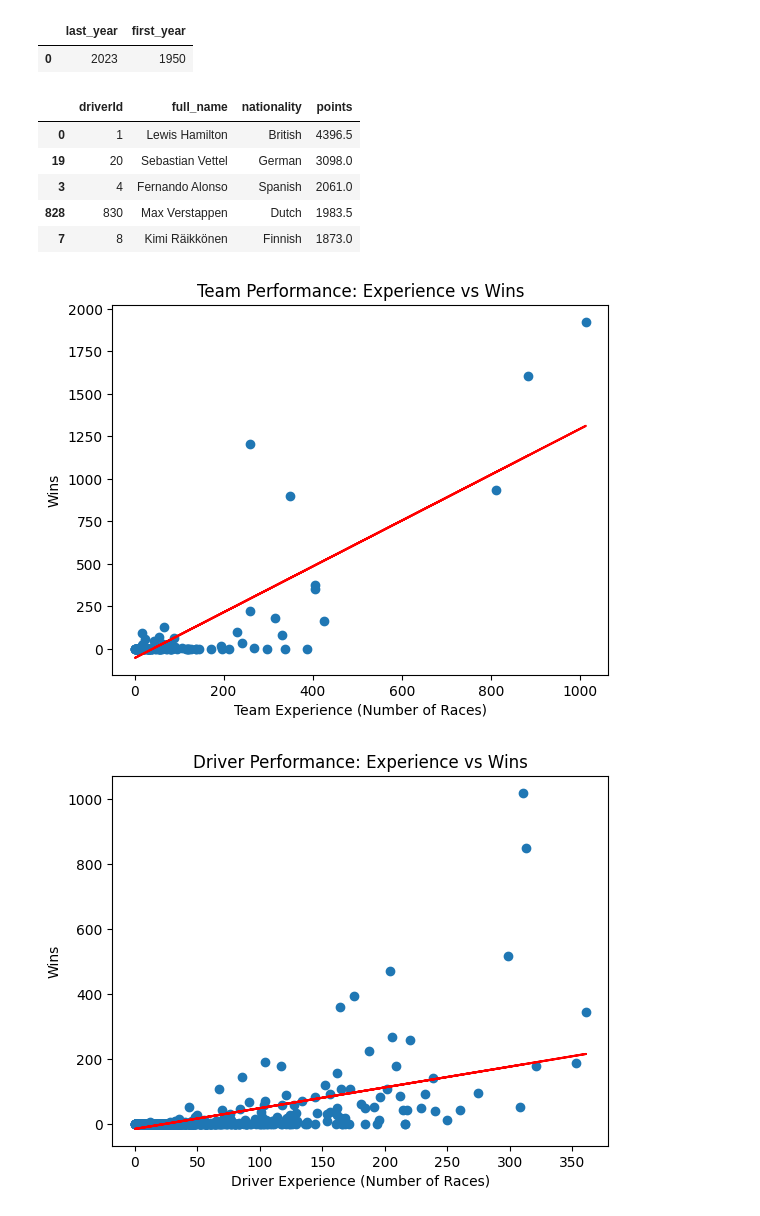
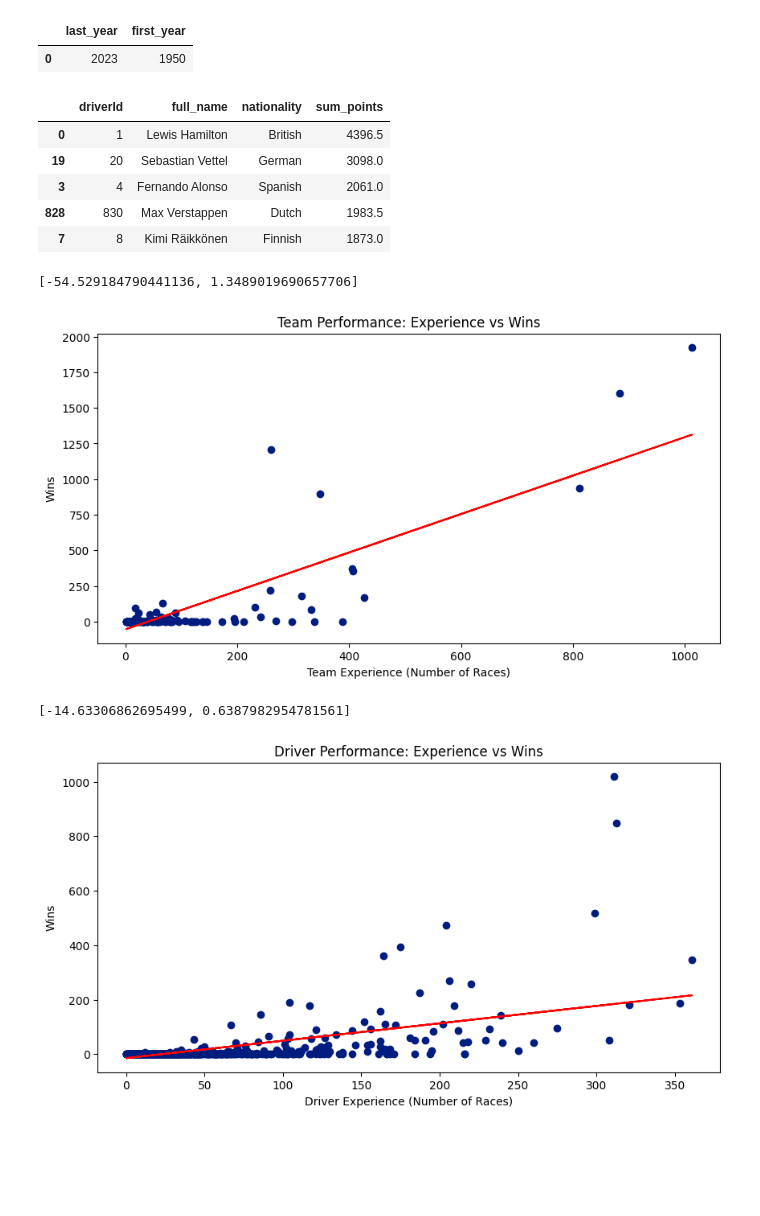
Before and after one commit to NateHu203/qtm151spring2023, a Jupyter notebook: final_project/final_project.ipynb, the cells around one changed output. Drawn from its saved outputs; the diff is of its cells as text; code cells hidden in the pictures; blank space fills up the shorter version.

```diff
--- a/final_project/final_project.ipynb
+++ b/final_project/final_project.ipynb
@@ -95,19 +97,20 @@ drivers_merge_2 = pd.merge(drivers,
 # Create a new column called full_name
 drivers_merge['full_name']=drivers_merge['forename']+" "+drivers_merge['surname']
 
-# Subset the merged dataset and group by driverId to sum the points of each driver
+# Subset the merged dataset and group by driverId to sum the points earned of each driver
 driver_points = (drivers_merge[['driverId', 'full_name','points',"nationality"]]
                  .groupby(['driverId','full_name','nationality'])
-                 .sum().reset_index())
+                 .agg(sum_points = ("points","sum")).reset_index())
+
 
 # Sort the drivers by total points
-driver_points_sorted = driver_points.sort_values(by='points', ascending=False)
+driver_points_sorted = driver_points.sort_values(by='sum_points', ascending=False)
 
 # Display the sorted driver points, top 100 drivers
 top_100_drivers = driver_points_sorted.head(100)
 top_100_drivers.head(5)
 # %% [output]
-|  | driverId | full_name | nationality | points |
+|  | driverId | full_name | nationality | sum_points |
 | 0 | 1 | Lewis Hamilton | British | 4396.5 |
 | 19 | 20 | Sebastian Vettel | German | 3098.0 |
 | 3 | 4 | Fernando Alonso | Spanish | 2061.0 |
@@ -119,52 +122,62 @@ fig.show()
 # %%
 team_performance = (constructors_merge[['wins','constructorId']]
                     .groupby('constructorId')
-                    .sum().reset_index())
+                    .agg(sum_wins = ("wins","sum")).reset_index())
+
 team_performance['team_experience'] = (constructors_merge[['raceId','constructorId']]
                                        .groupby('constructorId').nunique().values)
 
-plt.scatter(team_performance['team_experience'], team_performance['wins'])
+plt.style.use('seaborn-v0_8-dark-palette')
+plt.figure(figsize=(10, 5))
+#Create a scatter plot
+plt.scatter(team_performance['team_experience'], team_performance['sum_wins'])
 plt.xlabel('Team Experience (Number of Races)')
 plt.ylabel('Wins')
 plt.title('Team Performance: Experience vs Wins')
 
 # Fit best-fit line using OLS regression
-model = smf.ols(formula='wins ~ team_experience', data=team_performance)
+model = smf.ols(formula='sum_wins ~ team_experience', data=team_performance)
 results = model.fit()
 
 # Get estimated intercept and slope
 b0, b1 = results.params
+print([b0,b1])
 
 # Add best-fit line to scatter plot
 x = team_performance['team_experience']
 y = b0 + b1 * x
 plt.plot(x, y, color='red')
 plt.show()
 # %% [output]
+[-54.529184790441136, 1.3489019690657706]
-[figure, old version]
+[figure, new version]
 # %%
 driver_performance = (drivers_merge_2[['wins','driverId']]
                     .groupby('driverId')
-                    .sum().reset_index())
+                    .agg(sum_wins = ("wins","sum"))
+                    .reset_index())
 driver_performance['driver_experience'] = (drivers_merge_2[['raceId','driverId']]
                                        .groupby('driverId').nunique().values)
 
-plt.scatter(driver_performance['driver_experience'], driver_performance['wins'])
+plt.style.use('seaborn-v0_8-dark-palette')
+plt.figure(figsize=(10, 5))
+plt.scatter(driver_performance['driver_experience'], driver_performance['sum_wins'])
 plt.xlabel('Driver Experience (Number of Races)')
 plt.ylabel('Wins')
 plt.title('Driver Performance: Experience vs Wins')
 
 # Fit best-fit line using OLS regression
-model = smf.ols(formula='wins ~ driver_experience', data=driver_performance)
+model = smf.ols(formula='sum_wins ~ driver_experience', data=driver_performance)
 results = model.fit()
 
 # Get estimated intercept and slope
 b0, b1 = results.params
-
+print([b0,b1])
 # Add best-fit line to scatter plot
 x = driver_performance['driver_experience']
 y = b0 + b1 * x
 plt.plot(x, y, color='red')
 plt.show()
 # %% [output]
+[-14.63306862695499, 0.6387982954781561]
-[figure, old version]
+[figure, new version]
```
Also changed, not shown: parts of 9 cells of this notebook, 17 other files.
